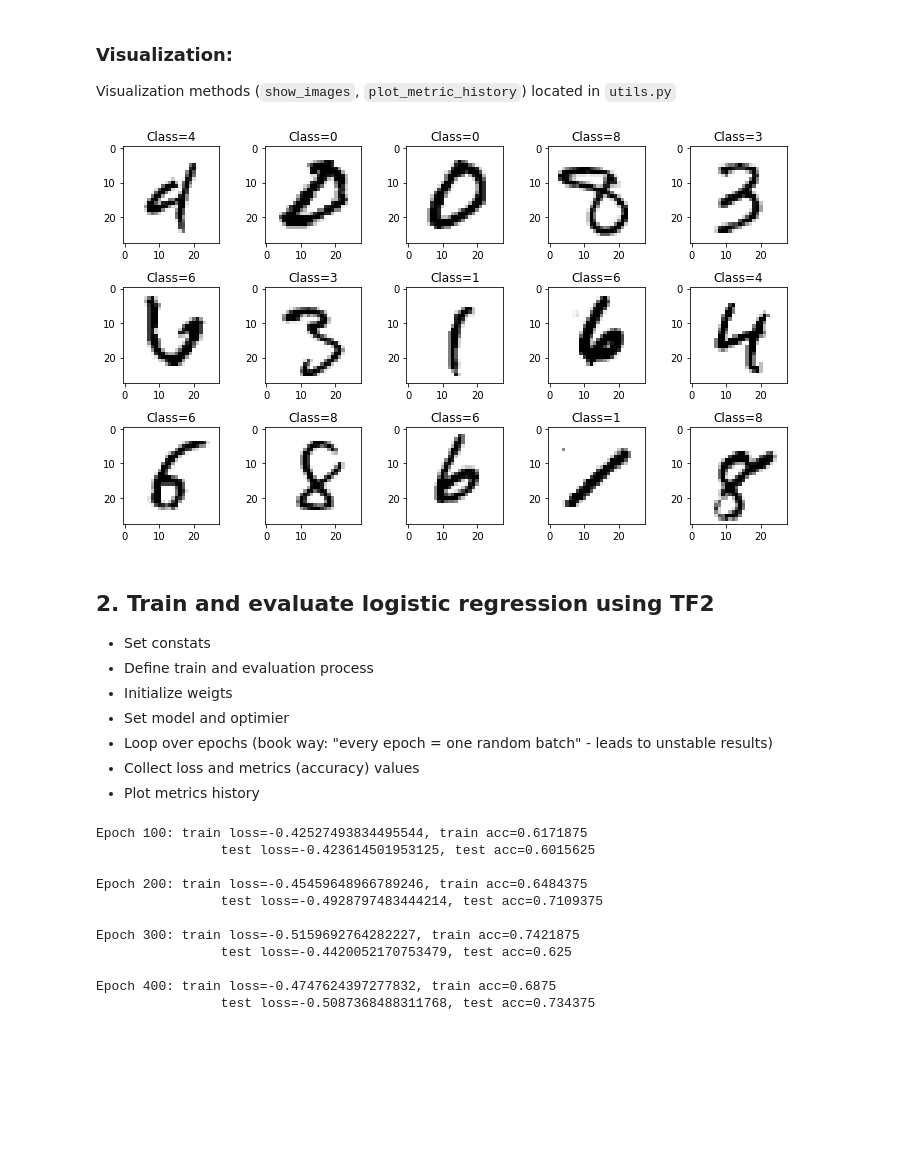
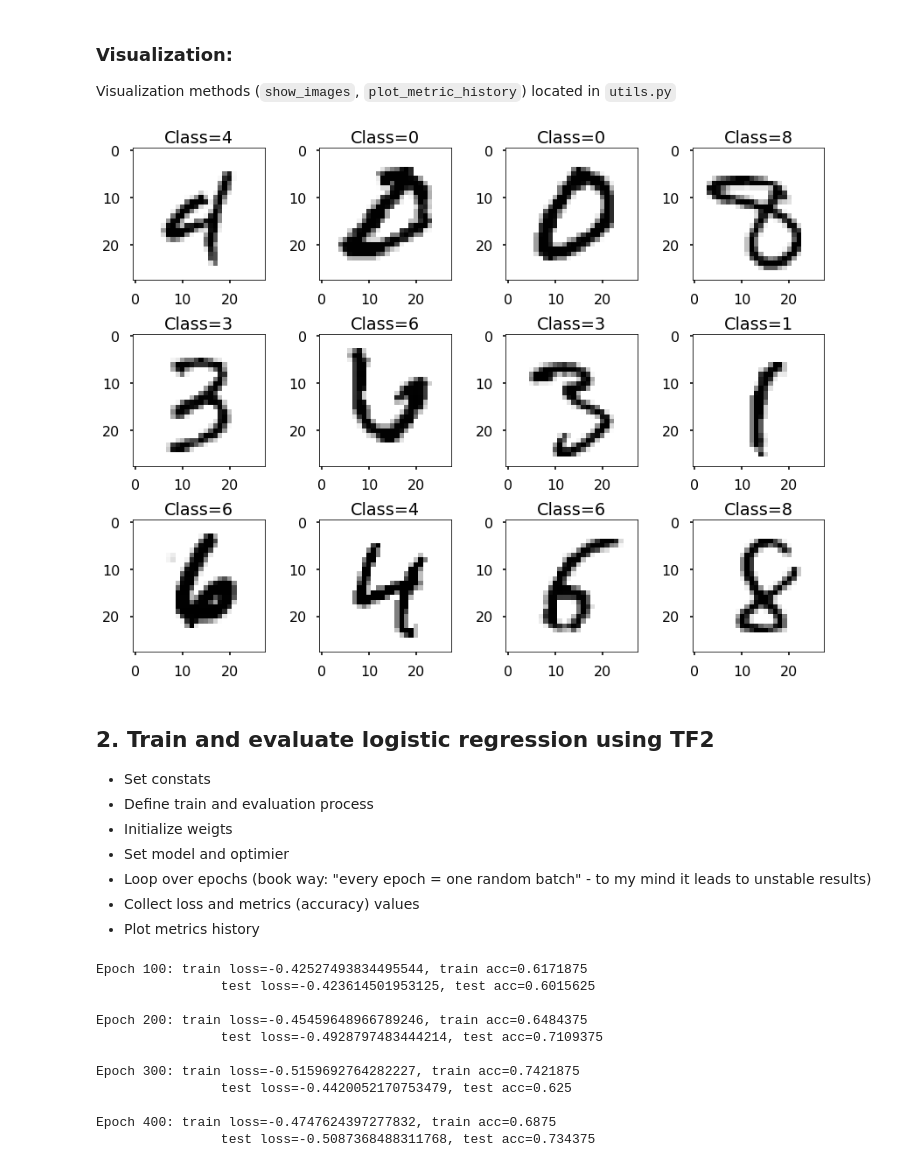
Before and after one commit to mike-chesnokov/deep_learining_nikolenko, a Jupyter notebook: chapters/02_chapter_3.6.ipynb, the cells around one changed output. Drawn from its saved outputs; the diff is of its cells as text; code cells hidden in the pictures; blank space fills up the shorter version.

Commit message:
+ chapter 3.6, + model_classes

```diff
--- a/chapters/02_chapter_3.6.ipynb
+++ b/chapters/02_chapter_3.6.ipynb
@@ -5,9 +5,14 @@ Original code in Nikolenko book was made in **TensorFlow 1.x (TF1)**, but here I
 # %%
 import numpy as np
 import tensorflow as tf
+import matplotlib
 import matplotlib.pyplot as plt
+from tqdm import tqdm
 
-from models_classes import LogRegModel
+from models_classes import (
+    LogRegModel,
+    HidLayerModel
+)
 from losses import cross_entropy_loss
 from metrics import accuracy
 from utils import (
@@ -15,6 +20,8 @@ from utils import (
     plot_metric_history,
     show_images
 )
+
+matplotlib.style.use('seaborn-poster')
 # %% [markdown]
 ## 1. Load data and visualize some examples
 
@@ -36,9 +43,9 @@ print(X_test.shape, y_test.shape)
 
 Visualization methods (`show_images`, `plot_metric_history`) located in `utils.py`
 # %%
-show_images(X_train, y_train, random_sample=True, seed=42, sample_size=15, num_cols=5)
+show_images(X_train, y_train, random_sample=True, seed=42, sample_size=12, num_cols=4)
 # %% [output]
-[figure, old version]
+[figure, new version]
 # %% [markdown]
 ## 2. Train and evaluate logistic regression using TF2
 
@@ -46,7 +53,7 @@ show_images(X_train, y_train, random_sample=True, seed=42, sample_size=15, num_c
 - Define train and evaluation process
 - Initialize weigts
 - Set model and optimier
-- Loop over epochs (book way: "every epoch = one random batch" - leads to unstable results)
+- Loop over epochs (book way: "every epoch = one random batch" - to my mind it leads to unstable results)
 - Collect loss and metrics (accuracy) values
 - Plot metrics history
 # %%
```
Also changed, not shown: parts of 19 cells of this notebook, 2 other files.
